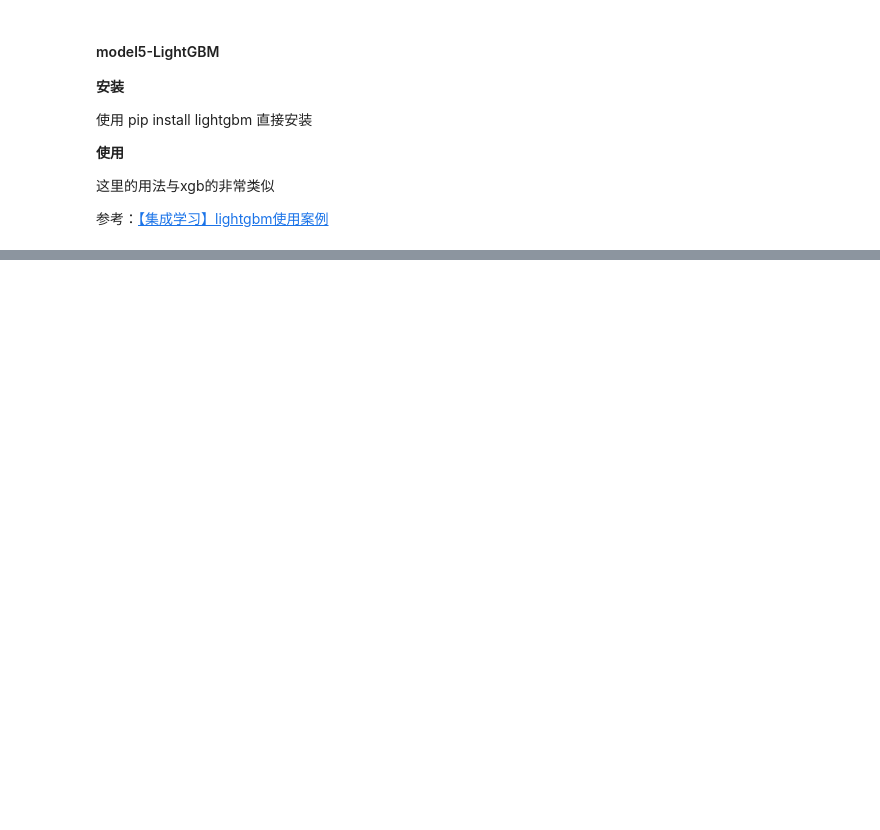
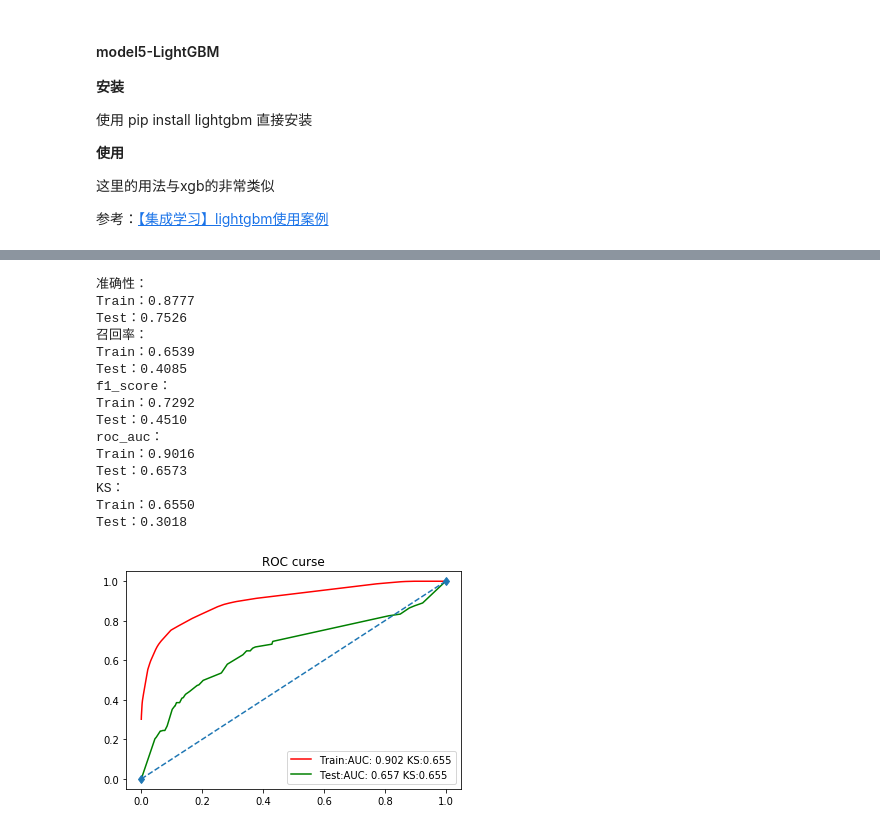
Before and after one commit to LongJH/ALittleTarget, a Jupyter notebook: Mission1/mission4-metrics.ipynb, the cells around one changed output, grey strips where cells are left out. Cells and saved outputs as stored; diff of their text form; code cells hidden in the pictures; blank space fills up the shorter version.

```diff
--- a/Mission1/mission4-metrics.ipynb
+++ b/Mission1/mission4-metrics.ipynb
@@ -416,0 +328,20 @@ Test：0.4743
+# %%
+# 决策树
+model_metrics(dt, X_train_std, X_test_std, y_train, y_test)
+# %% [output]
+准确性：
+Train：0.8777
+Test：0.7526
+召回率：
+Train：0.6539
+Test：0.4085
+f1_score：
+Train：0.7292
+Test：0.4510
+roc_auc：
+Train：0.9016
+Test：0.6573
+KS：
+Train：0.6550
+Test：0.3018
+[figure, added]
```
Also changed, not shown: parts of 25 cells of this notebook.
